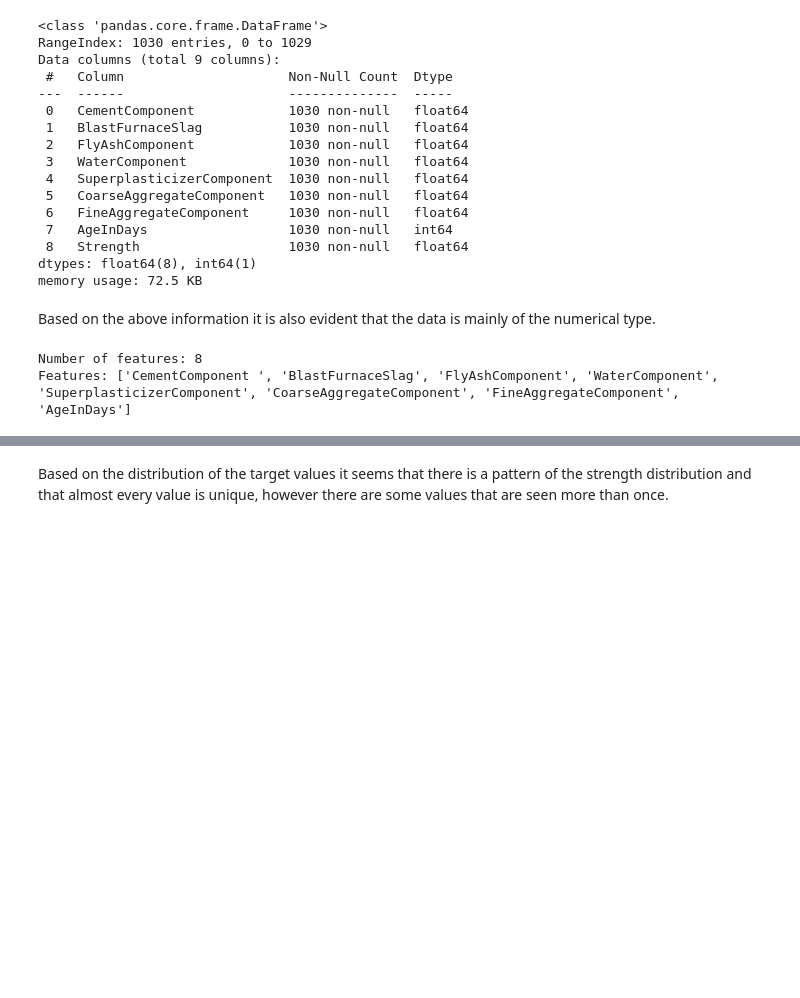
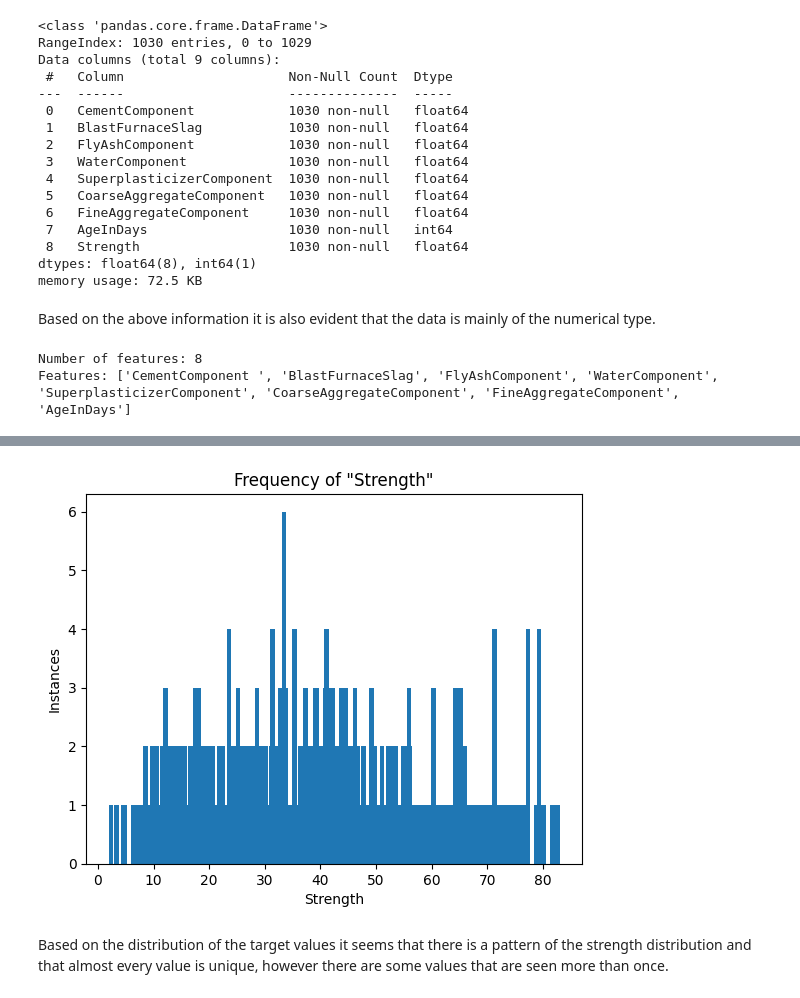
Before and after one commit to AndriyBabiy/goit_deep-learning, a Jupyter notebook: 01_PyTorch_Fundamentals/01_PyTorch_Fundementals.ipynb, the cells around one changed output, grey strips where cells are left out. Drawn from its saved outputs; the diff is of its cells as text; code cells hidden in the pictures; blank space fills up the shorter version.

```diff
--- a/01_PyTorch_Fundamentals/01_PyTorch_Fundementals.ipynb
+++ b/01_PyTorch_Fundamentals/01_PyTorch_Fundementals.ipynb
@@ -76,2 +83,23 @@ plt.show()
+# %%
+from collections import Counter
+
+def target_dist(data_points):
+  counter = Counter(data_points)
+
+  sorted_data = sorted(counter.items())
+
+  x_values, y_counts = zip(*sorted_data)
+
+  plt.bar(x_values, y_counts)
+
+  plt.xlabel(target)
+  plt.ylabel('Instances')
+  plt.title(f'Frequency of "Strength"')
+
+  plt.show()
+
+target_dist(df[target])
+# %% [output]
+[figure, added]
 # %% [markdown]
 Based on the distribution of the target values it seems that there is a pattern of the strength distribution and that almost every value is unique, however there are some values that are seen more than once.
```
Also changed, not shown: parts of 9 cells of this notebook.
